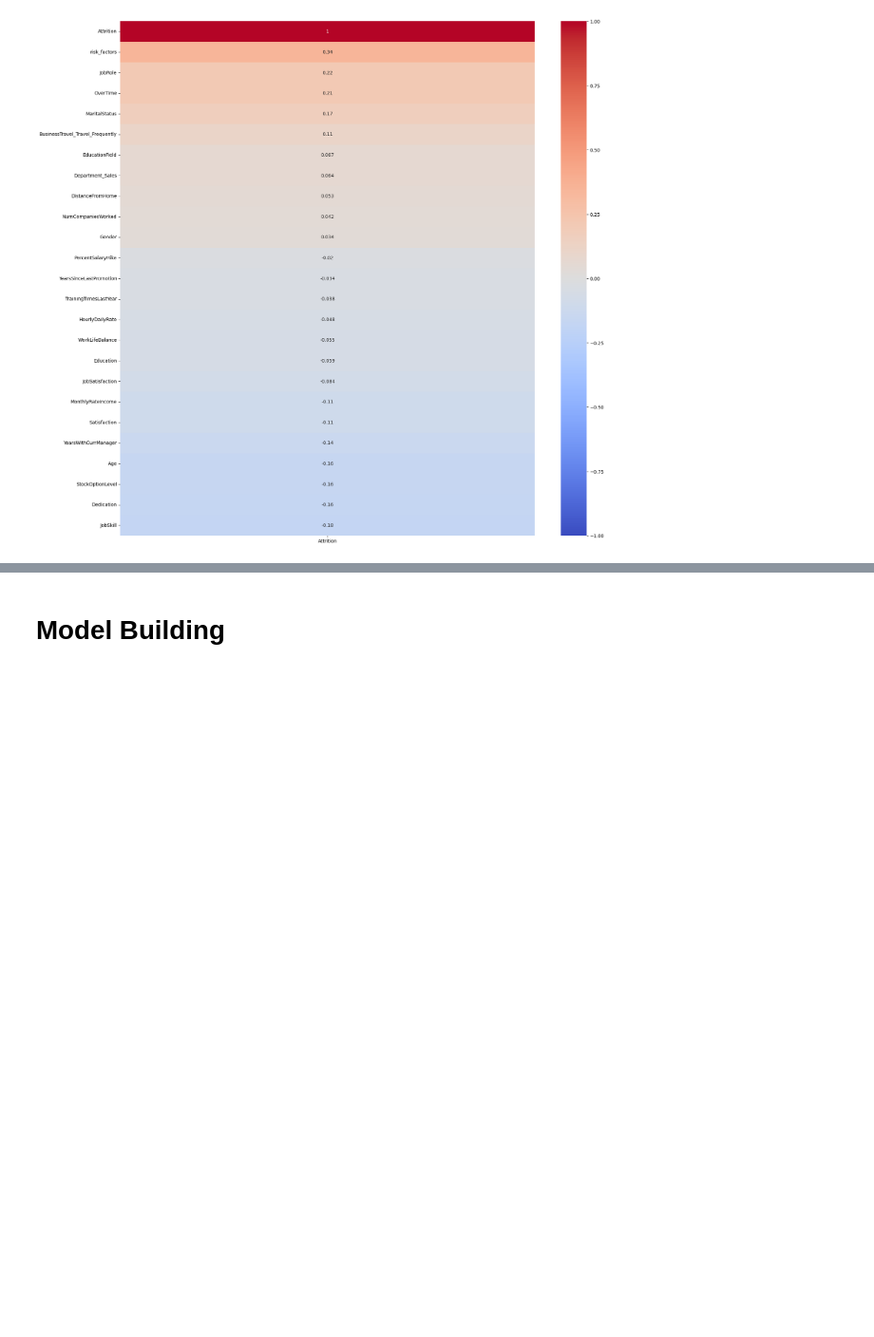
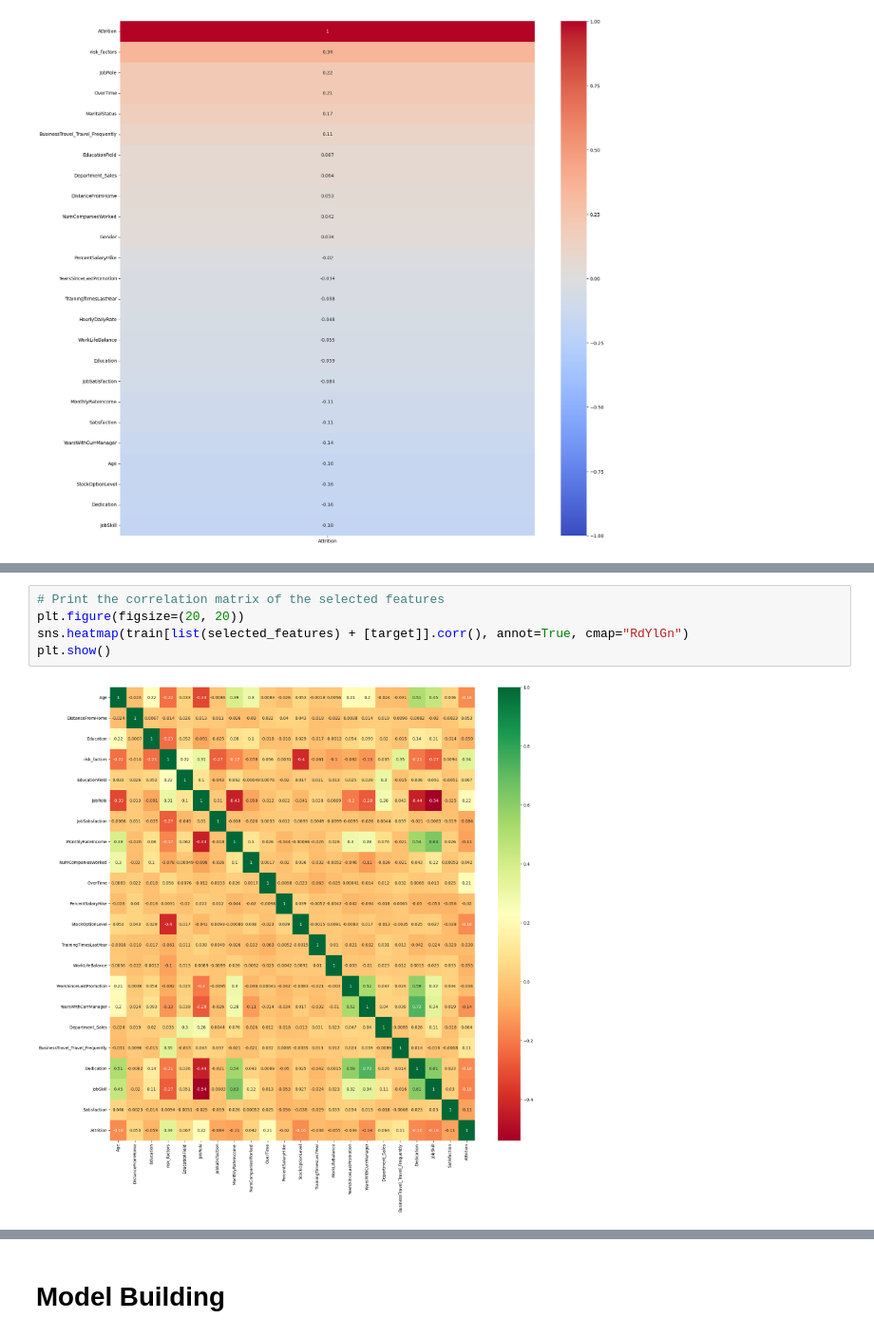
Before and after one commit to Harsh502s/PS-Attrition-Pred, a Jupyter notebook: Modeling.ipynb, the cells around one changed output, grey strips where cells are left out. Shown at 95% size. Saved outputs shown, nothing was run; the diff lists cells and outputs as text; blank space fills up the shorter version.

```diff
--- a/Modeling.ipynb
+++ b/Modeling.ipynb
@@ -400,2 +405,9 @@ plt.show()
+# %%
+# Print the correlation matrix of the selected features
+plt.figure(figsize=(20, 20))
+sns.heatmap(train[list(selected_features) + [target]].corr(), annot=True, cmap="RdYlGn")
+plt.show()
+# %% [output]
+[figure, added]
 # %%
 # Splitting the data into train and validation set
```
Also changed, not shown: parts of 17 cells of this notebook, 5 other files.
